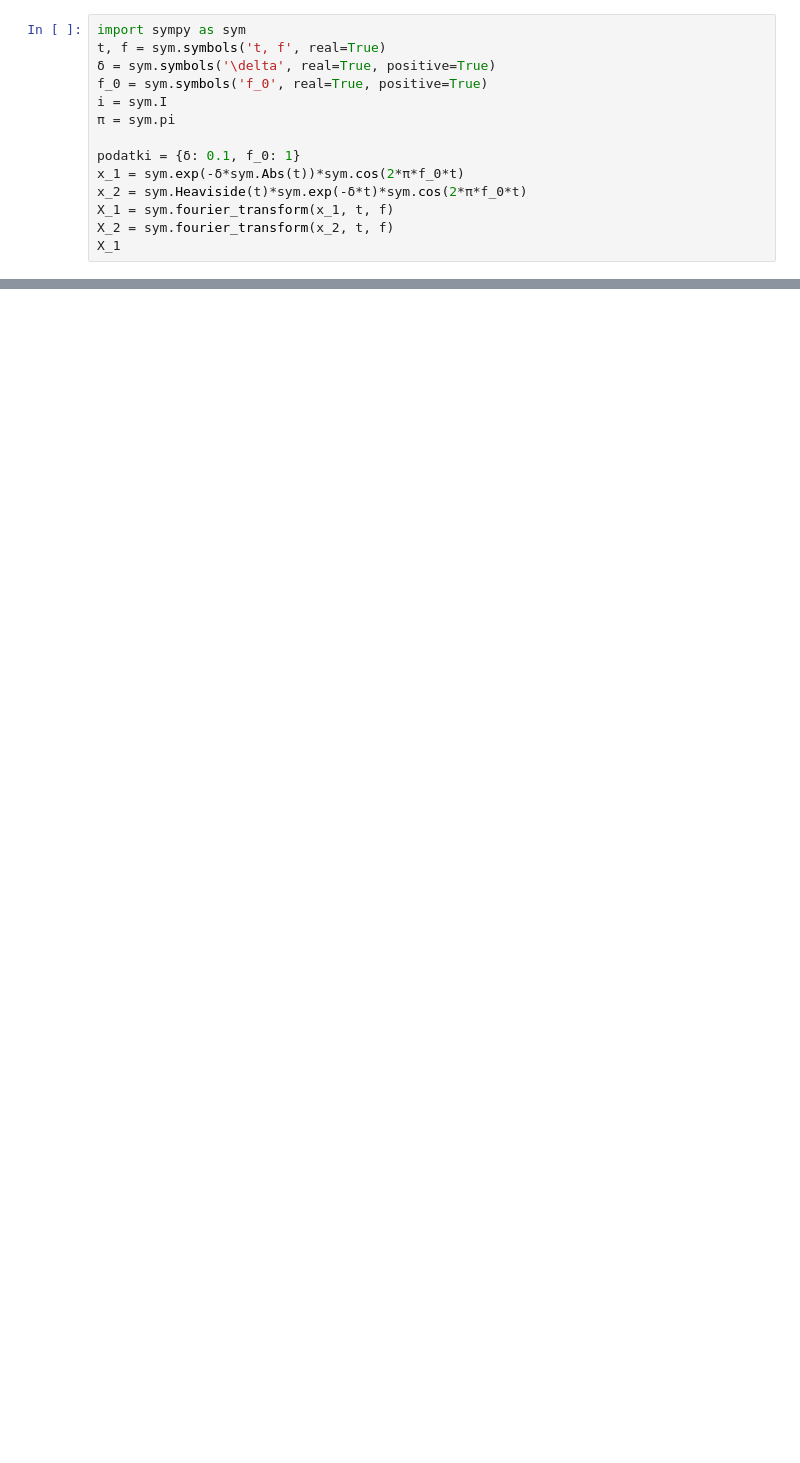
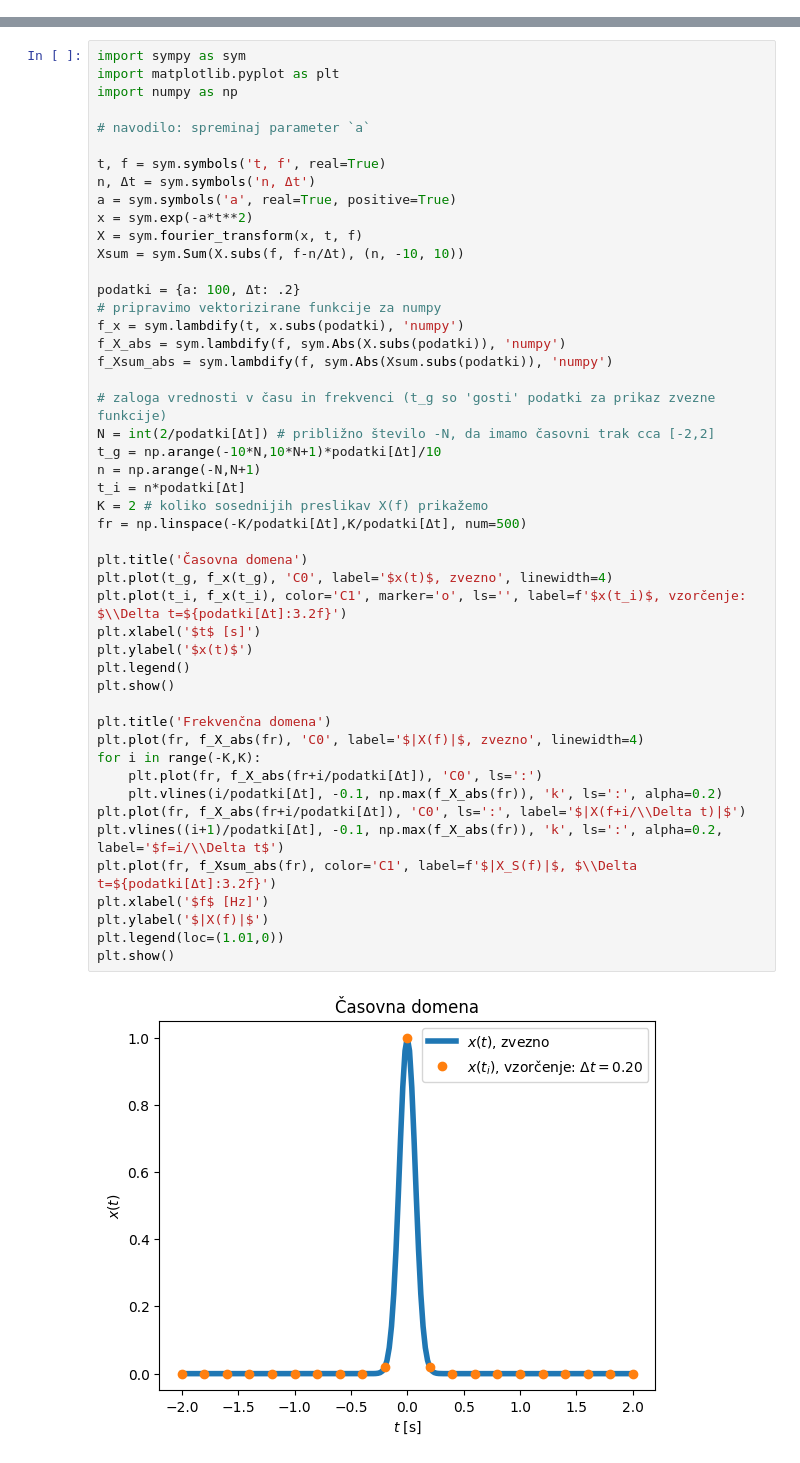
Before and after one commit to jankoslavic/procesiranje_signalov, a Jupyter notebook: _sources/notebooks/Untitled.ipynb, the cells around one changed output, grey strips where cells are left out. Saved outputs shown, nothing was run; the diff lists cells and outputs as text; blank space fills up the shorter version.

```diff
--- a/_sources/notebooks/Untitled.ipynb
+++ b/_sources/notebooks/Untitled.ipynb
@@ -83,14 +0,0 @@ p1.show()
-# %%
-import sympy as sym
-t, f = sym.symbols('t, f', real=True)
-δ = sym.symbols('\delta', real=True, positive=True)
-f_0 = sym.symbols('f_0', real=True, positive=True)
-i = sym.I
-π = sym.pi
-
-podatki = {δ: 0.1, f_0: 1}
-x_1 = sym.exp(-δ*sym.Abs(t))*sym.cos(2*π*f_0*t)
-x_2 = sym.Heaviside(t)*sym.exp(-δ*t)*sym.cos(2*π*f_0*t)
-X_1 = sym.fourier_transform(x_1, t, f)
-X_2 = sym.fourier_transform(x_2, t, f)
-X_1
@@ -191,0 +27,50 @@ p1.legend = True
+# %%
+import sympy as sym
+import matplotlib.pyplot as plt
+import numpy as np
+
+# navodilo: spreminaj parameter `a`
+
+t, f = sym.symbols('t, f', real=True)
+n, Δt = sym.symbols('n, Δt')
+a = sym.symbols('a', real=True, positive=True)
+x = sym.exp(-a*t**2)
+X = sym.fourier_transform(x, t, f)
+Xsum = sym.Sum(X.subs(f, f-n/Δt), (n, -10, 10))
+
+podatki = {a: 100, Δt: .2}
+# pripravimo vektorizirane funkcije za numpy
+f_x = sym.lambdify(t, x.subs(podatki), 'numpy')
+f_X_abs = sym.lambdify(f, sym.Abs(X.subs(podatki)), 'numpy')
+f_Xsum_abs = sym.lambdify(f, sym.Abs(Xsum.subs(podatki)), 'numpy')
+
+# zaloga vrednosti v času in frekvenci (t_g so 'gosti' podatki za prikaz zvezne funkcije)
+N = int(2/podatki[Δt]) # približno število -N, da imamo časovni trak cca [-2,2]
+t_g = np.arange(-10*N,10*N+1)*podatki[Δt]/10
+n = np.arange(-N,N+1)
+t_i = n*podatki[Δt]
+K = 2 # koliko sosednijih preslikav X(f) prikažemo
+fr = np.linspace(-K/podatki[Δt],K/podatki[Δt], num=500)
+
+plt.title('Časovna domena')
+plt.plot(t_g, f_x(t_g), 'C0', label='$x(t)$, zvezno', linewidth=4)
+plt.plot(t_i, f_x(t_i), color='C1', marker='o', ls='', label=f'$x(t_i)$, vzorčenje: $\\Delta t=${podatki[Δt]:3.2f}')
+plt.xlabel('$t$ [s]')
+plt.ylabel('$x(t)$')
+plt.legend()
+plt.show()
+
+plt.title('Frekvenčna domena')
+plt.plot(fr, f_X_abs(fr), 'C0', label='$|X(f)|$, zvezno', linewidth=4)
+for i in range(-K,K):
+    plt.plot(fr, f_X_abs(fr+i/podatki[Δt]), 'C0', ls=':')
+    plt.vlines(i/podatki[Δt], -0.1, np.max(f_X_abs(fr)), 'k', ls=':', alpha=0.2)
+plt.plot(fr, f_X_abs(fr+i/podatki[Δt]), 'C0', ls=':', label='$|X(f+i/\\Delta t)|$')
+plt.vlines((i+1)/podatki[Δt], -0.1, np.max(f_X_abs(fr)), 'k', ls=':', alpha=0.2, label='$f=i/\\Delta t$')
+plt.plot(fr, f_Xsum_abs(fr), color='C1', label=f'$|X_S(f)|$, $\\Delta t=${podatki[Δt]:3.2f}')
+plt.xlabel('$f$ [Hz]')
+plt.ylabel('$|X(f)|$')
+plt.legend(loc=(1.01,0))
+plt.show()
+# %% [output]
+[figure, added]
```
Also changed, not shown: parts of 14 cells of this notebook, 14 other files.
